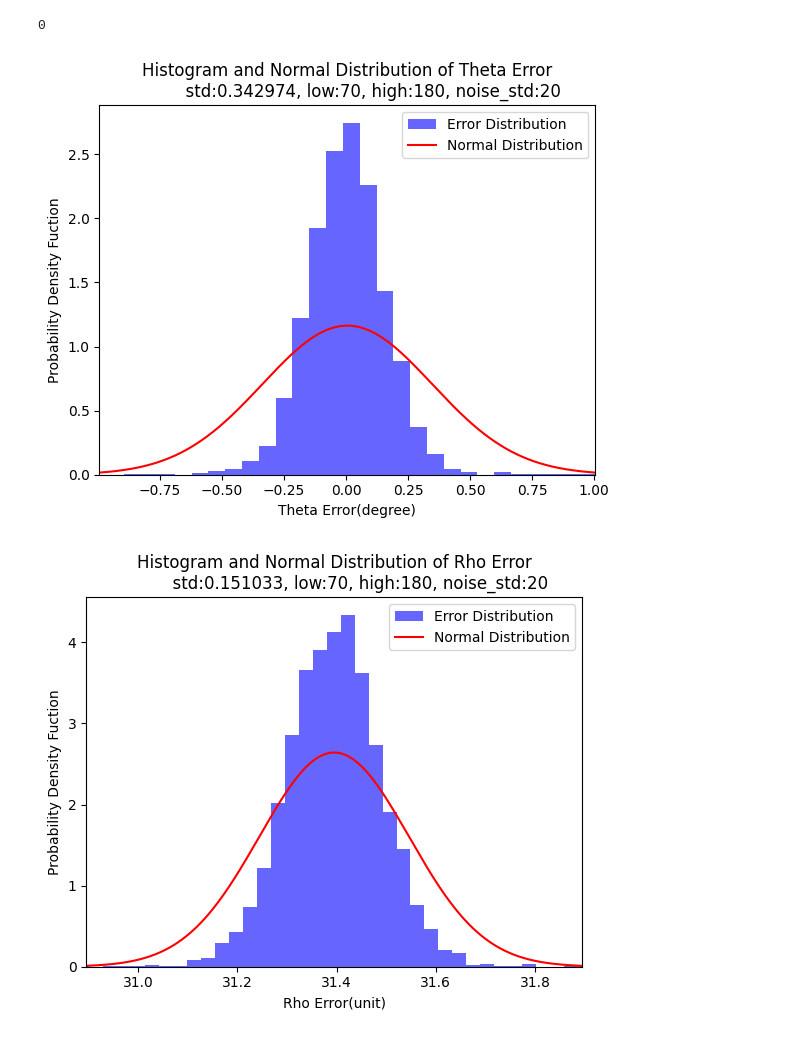
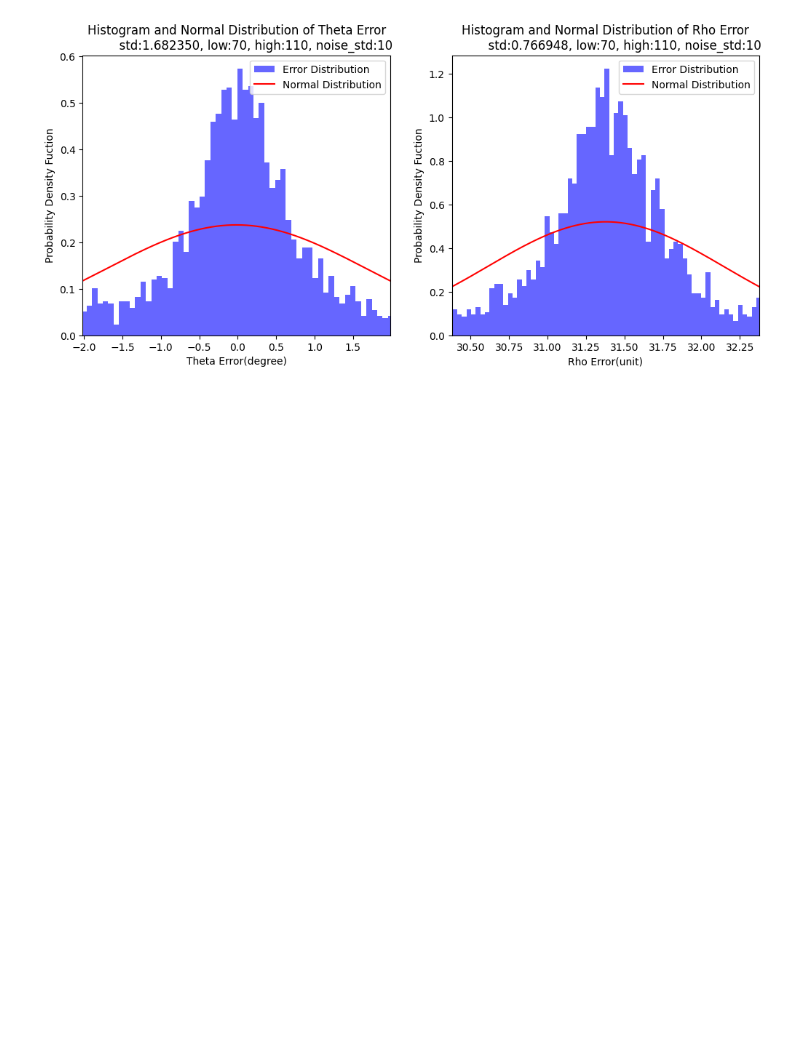
Before and after one commit to yang-jiaye/LSDErrorModel, a Jupyter notebook: ErrorDistribution.ipynb, the cells around one changed output. Cells and saved outputs as stored; diff of their text form; code cells hidden in the pictures; blank space fills up the shorter version.

Commit message:
gaussian blur

```diff
--- a/ErrorDistribution.ipynb
+++ b/ErrorDistribution.ipynb
@@ -100,14 +12,11 @@ def simulateSigma(image0, noise_std, low, high, thetaT = 0, iterNum = 2000, draw
 # %%
-high = 180
+high = 110
 low = 70
-noise = 20
-thetaList, rhoList = simulateSigma(image0, noise, low, high, thetaT=0, iterNum=5000, draw=True)
+noise = 10
+blur = 2
+thetaList, rhoList = simulateSigma(image0, noise, low, high, iterNum=2000, draw=True, Blur=True, Blur_std=blur, List=True)
-# %% [output]
-0
 # %%
-with open('output.txt', 'w') as file:
-    for item in thetaList:
-        file.write(str(item) + '\n')
+np.savetxt('output.txt', thetaList)
 
 # thetaList = np.sin(np.radians(thetaList))
 
@@ -118,8 +27,8 @@ std_dev = np.std(thetaList)
 mean_rho = np.mean(rhoList)
 std_rho = np.std(rhoList)
 
-d1 = 1
-d2 = 0.5
+d1 = 2
+d2 = 1
 
 # 生成正态分布曲线的x值
 x = np.linspace(mean - d1, mean + d1, 1000)
@@ -128,38 +37,39 @@ x = np.linspace(mean - d1, mean + d1, 1000)
 y = norm.pdf(x, mean, std_dev)
 
 # 绘制直方图
-plt.figure()
+plt.figure(figsize=[12, 5])
+plt.subplot(1, 2, 1)
 plt.hist(thetaList, bins=200, density=True, alpha=0.6, color='b', label='Error Distribution')
 
 # 绘制正态分布曲线
 plt.plot(x, y, 'r', label='Normal Distribution')
 plt.xlabel('Theta Error(degree)')
 plt.ylabel('Probability Density Fuction')
 plt.title(f'Histogram and Normal Distribution of Theta Error\n\
           std:{std_dev:4f}, low:{low}, high:{high}, noise_std:{noise}')
 plt.xlim(mean - d1, mean + d1)
 plt.legend()
-plt.show()
 
 # 生成正态分布曲线的x值
 x = np.linspace(mean_rho - d2, mean_rho + d2, 1000)
 
 # 生成正态分布曲线的y值
 y = norm.pdf(x, mean_rho, std_rho)
 
 # 绘制直方图
-plt.figure()
+plt.subplot(1, 2, 2)
 plt.hist(rhoList, bins=200, density=True, alpha=0.6, color='b', label='Error Distribution')
 
 # 绘制正态分布曲线
 plt.plot(x, y, 'r', label='Normal Distribution')
 plt.xlabel('Rho Error(unit)')
 plt.ylabel('Probability Density Fuction')
 plt.title(f'Histogram and Normal Distribution of Rho Error\n\
           std:{std_rho:4f}, low:{low}, high:{high}, noise_std:{noise}')
 plt.xlim(mean_rho - d2, mean_rho + d2)
 plt.legend()
+
+plt.savefig(f"Results/Distribution_high{high}_low{low}_noise{noise}_blur{blur}.png")
 plt.show()
 # %% [output]
-[figure, old version]
+[figure, new version]
-[figure, removed]
```
Also changed, not shown: parts of 2 cells of this notebook, 9 other files.
